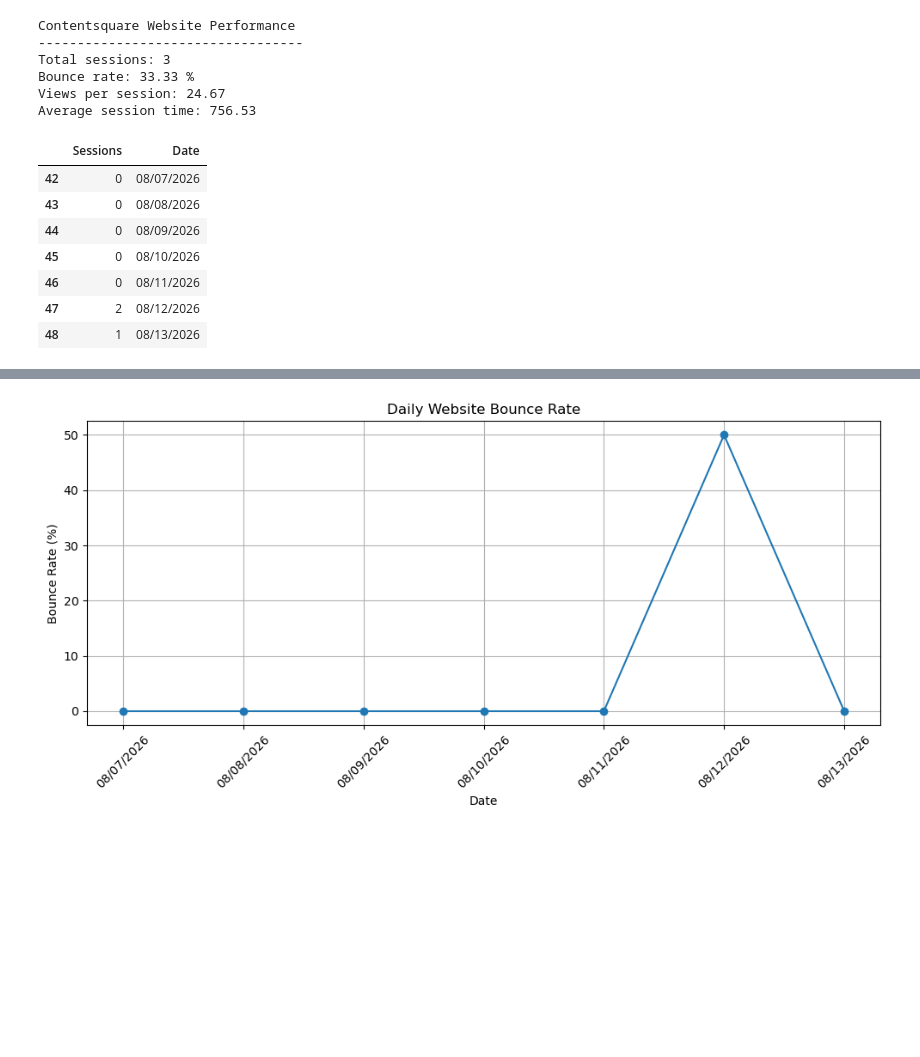
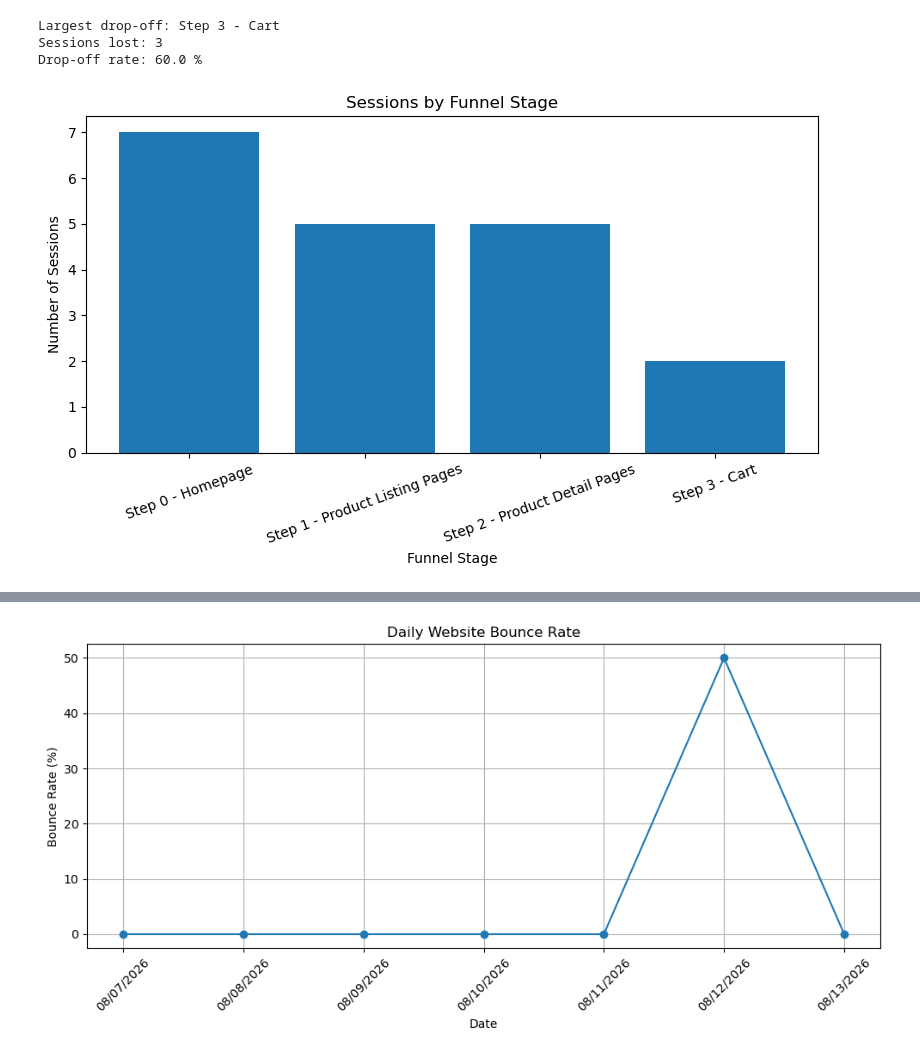
Before and after one commit to lomboto05-commits/contentsquare-website-analytics, a Jupyter notebook: ContentsquareAnalysis.ipynb, the cells around one changed output, grey strips where cells are left out. Saved outputs shown, nothing was run; the diff lists cells and outputs as text; code cells hidden in the pictures; blank space fills up the shorter version.

```diff
--- a/ContentsquareAnalysis.ipynb
+++ b/ContentsquareAnalysis.ipynb
@@ -117,42 +133,29 @@ print(kpi_raw.to_string())
 # %%
-# Key website performance metrics
+# Identify the funnel stage with the highest drop-off rate
 
-total_sessions = kpi_raw.loc[12, 1]
-bounce_rate = kpi_raw.loc[21, 1]
-views_per_session = kpi_raw.loc[112, 1]
-session_time = kpi_raw.loc[103, 1]
+largest_drop_off = funnel.loc[funnel["Drop-off %"].idxmax()]
 
-print("Contentsquare Website Performance")
-print("----------------------------------")
-print("Total sessions:", total_sessions)
-print("Bounce rate:", bounce_rate, "%")
-print("Views per session:", views_per_session)
-print("Average session time:", session_time)
+print("Largest drop-off:", largest_drop_off["Step"])
+print("Sessions lost:", int(largest_drop_off["Sessions Lost"]))
+print("Drop-off rate:", round(largest_drop_off["Drop-off %"], 2), "%")
 # %% [output]
-Contentsquare Website Performance
-----------------------------------
-Total sessions: 3
-Bounce rate: 33.33 %
-Views per session: 24.67
-Average session time: 756.53
+Largest drop-off: Step 3 - Cart
+Sessions lost: 3
+Drop-off rate: 60.0 %
 # %%
-# Extract daily session data
+# Visualise sessions at each stage of the funnel
 
-daily_sessions = kpi_raw.loc[42:48, [1, 2]].copy()
+plt.figure(figsize=(8, 5))
 
-daily_sessions.columns = ["Sessions", "Date"]
+plt.bar(funnel["Step"], funnel["Sessions"])
 
-daily_sessions = daily_sessions.dropna()
-daily_sessions["Sessions"] = pd.to_numeric(daily_sessions["Sessions"])
+plt.title("Sessions by Funnel Stage")
+plt.xlabel("Funnel Stage")
+plt.ylabel("Number of Sessions")
 
-display(daily_sessions)
+plt.xticks(rotation=20)
+plt.tight_layout()
+plt.show()
 # %% [output]
-|  | Sessions | Date |
-| 42 | 0 | 08/07/2026 |
-| 43 | 0 | 08/08/2026 |
-| 44 | 0 | 08/09/2026 |
-| 45 | 0 | 08/10/2026 |
-| 46 | 0 | 08/11/2026 |
-| 47 | 2 | 08/12/2026 |
-| 48 | 1 | 08/13/2026 |
+[figure, added]
 # %%
```
Also changed, not shown: parts of 11 cells of this notebook, 4 other files.
